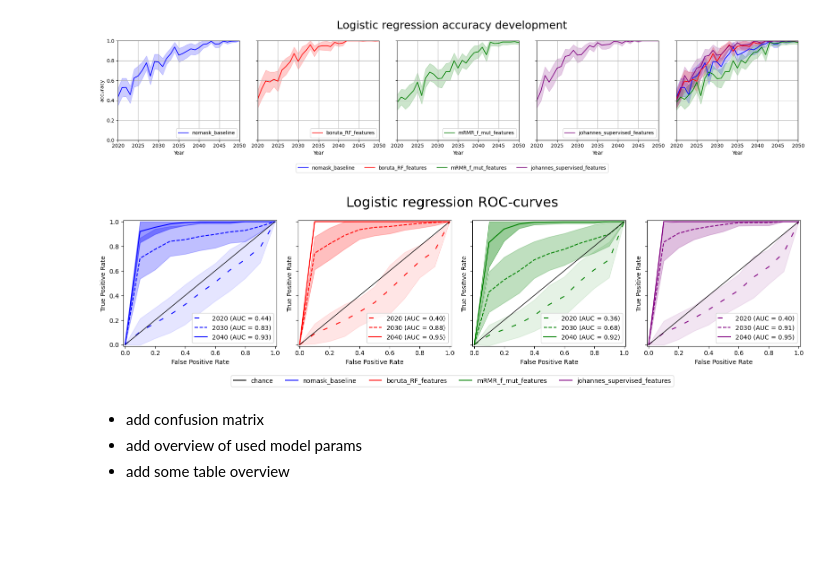
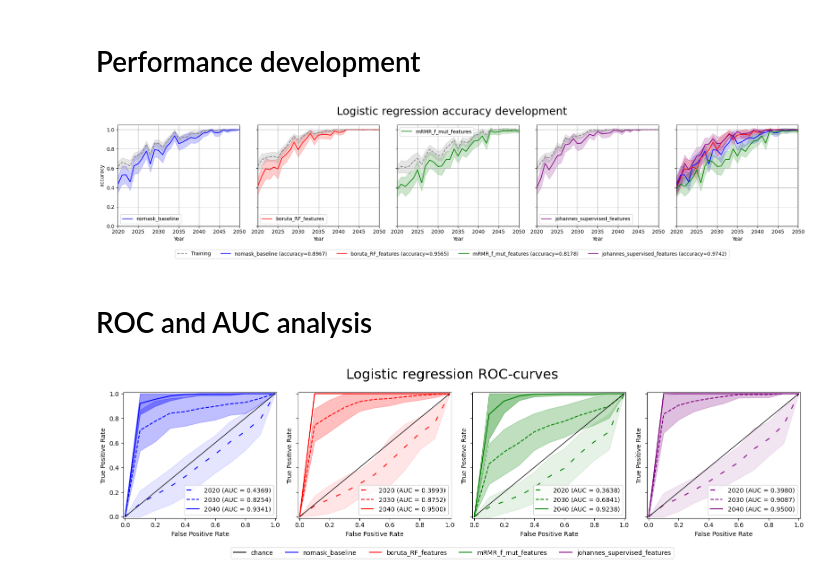
Before and after one commit to Johannesfjeldsaa/Masterthesis_S23, a Jupyter notebook: 07c ii - investigate LR results.ipynb, the cells around one changed output. Saved outputs shown, nothing was run; the diff lists cells and outputs as text; code cells hidden in the pictures; blank space fills up the shorter version.

Commit message:
cleanu and rerun with training performanceto assert overfitting

```diff
--- a/07c ii - investigate LR results.ipynb
+++ b/07c ii - investigate LR results.ipynb
@@ -12,27 +13,29 @@ file_handler = Handle_Files()
 # %%
-dict_dir = 'D:/Programmering/msc/Masterthesis_S23-Results/dicts/LR'
+dict_dir = f'D:/Programmering/msc/Masterthesis_S23-Results/dicts/{model_name}'
 
-with open('/'.join([dict_dir, 'classification_summaries_LR.pkl']), 'rb') as file:
+with open('/'.join([dict_dir, f'classification_summaries_{model_name}.pkl']), 'rb') as file:
     classification_summaries = pickle.load(file)
 
-with open('/'.join([dict_dir, 'target_summaries_LR.pkl']), 'rb') as file:
+with open('/'.join([dict_dir, f'target_summaries_{model_name}.pkl']), 'rb') as file:
     target_summaries = pickle.load(file)
 
-with open('/'.join([dict_dir, 'roc_information_LR.pkl']), 'rb') as file:
+with open('/'.join([dict_dir, f'roc_information_{model_name}.pkl']), 'rb') as file:
     roc_information = pickle.load(file)
+# %% [markdown]
+# Performance development
 # %%
 plot_performance(classification_summaries, metric='accuracy', years=list(range(2020, 2051)),
                  model_name='Logistic Regression', spread=True,
-                 summary_subplot_for_spread=True)
+                 summary_subplot_for_spread=True,
+                 include_train=True,
+                 report_performance=list(range(2035, 2041)))
 # %% [output]
-[figure, old version]
+[figure, new version]
+# %% [markdown]
+# ROC and AUC analysis
 # %%
 plot_roc_curve(roc_information, years=[2020, 2030, 2040],
                model_name='Logistic Regression', title=None,
                spread=True, summary_subplot_for_spread=False)
 # %% [output]
-[figure, old version]
+[figure, new version]
-# %% [markdown]
-- add confusion matrix
-- add overview of used model params
-- add some table overview
```
Also changed, not shown: parts of 7 cells of this notebook, 15 other files.
